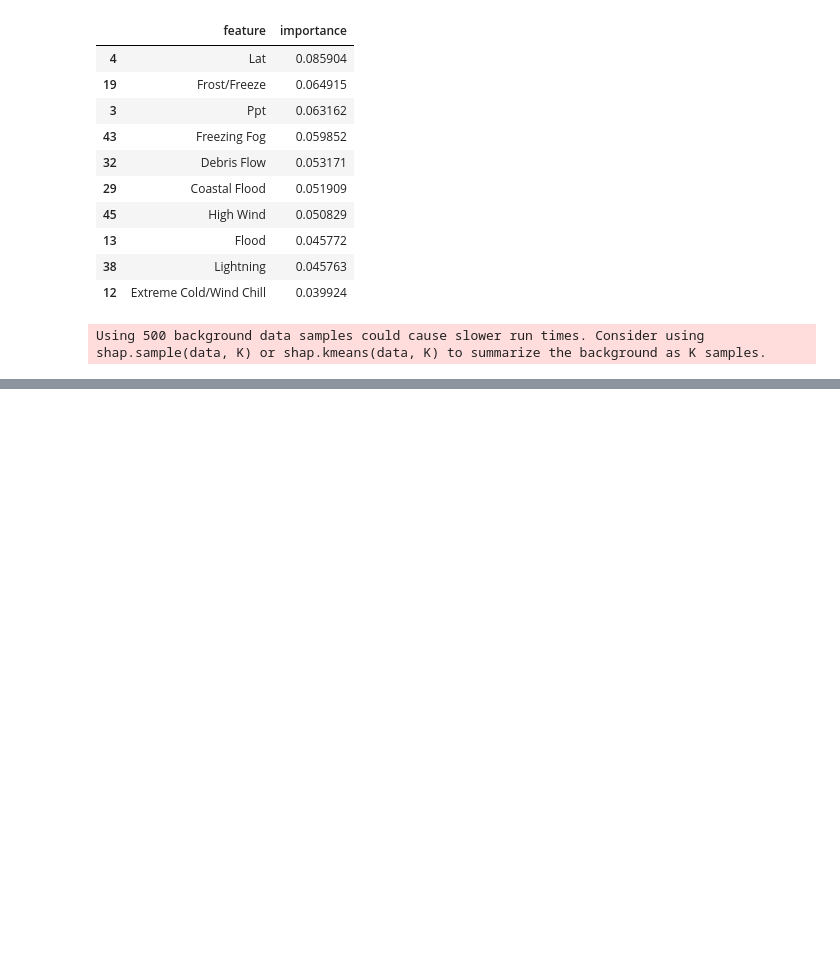
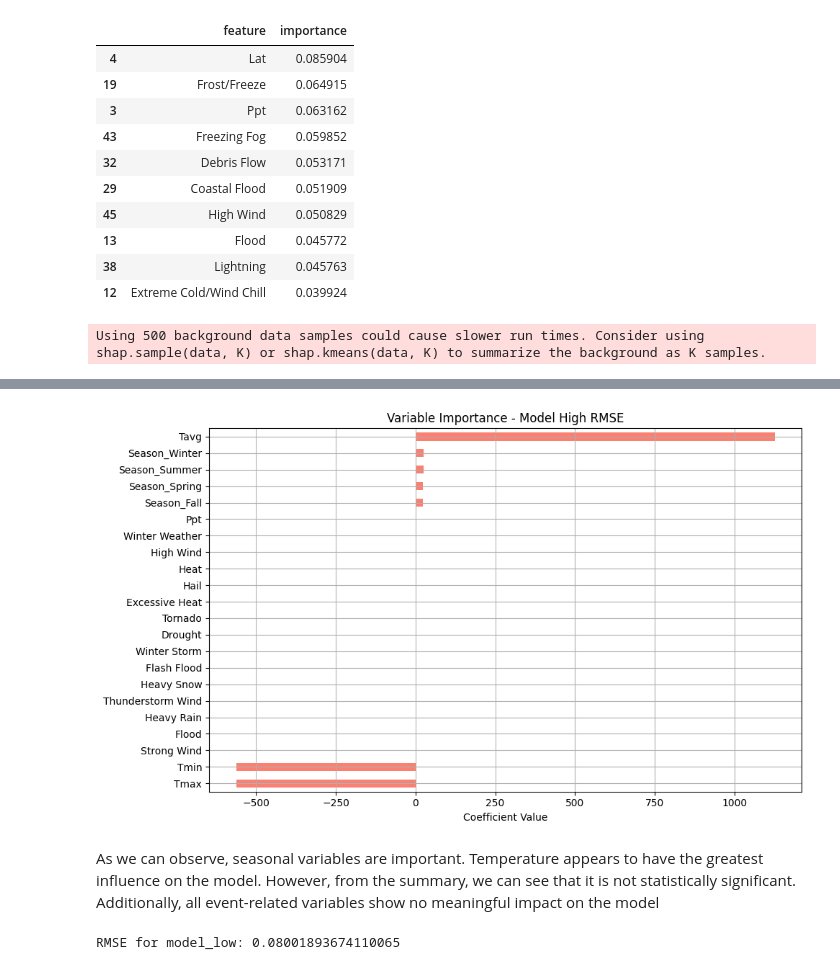
Before and after one commit to kwiatkowskaa/PowerOutage_Prediction, a Jupyter notebook: notebooks/04_interpretability.ipynb, the cells around one changed output, grey strips where cells are left out. Drawn from its saved outputs; the diff is of its cells as text; code cells hidden in the pictures; blank space fills up the shorter version.

```diff
--- a/notebooks/04_interpretability.ipynb
+++ b/notebooks/04_interpretability.ipynb
@@ -400,0 +404,2 @@ Using 500 background data samples could cause slower run times. Consider using s
+# %%
+df = pd.read_csv('../data/modelingData/modelingDataFrame.csv')
@@ -400,0 +413,23 @@ Using 500 background data samples could cause slower run times. Consider using s
+# %%
+df_high_train, df_low_train, df_high_test, df_low_test = transform_df(df)
+# %%
+model_low = SARIMAX(df_low_train['PercentCustomersOut'],
+            exog=df_low_train.drop(columns='PercentCustomersOut'),
+            order=(1, 0, 1),
+            seasonal_order=(0, 0, 0, 0),
+            enforce_stationarity=False,
+            enforce_invertibility=False)
+model_high = SARIMAX(df_high_train['PercentCustomersOut'],
+            exog=df_high_train.drop(columns='PercentCustomersOut'),
+            order=(1, 0, 1),
+            seasonal_order=(0, 0, 0, 0),
+            enforce_stationarity=False,
+            enforce_invertibility=False)
+
+results_low = model_low.fit(disp=False)
+results_high = model_high.fit(disp=False)
+
+forecast_results_high = results_high.get_forecast(steps=len(df_high_test), exog=df_high_test.drop(columns='PercentCustomersOut'))
+forecast_high = forecast_results_high.predicted_mean
+forecast_results_low = results_low.get_forecast(steps=len(df_low_test), exog=df_low_test.drop(columns='PercentCustomersOut'))
+forecast_low = forecast_results_low.predicted_mean
@@ -400,0 +498,19 @@ Using 500 background data samples could cause slower run times. Consider using s
+# %%
+coefficients_high = results_high.params.drop(['ar.L1', 'ma.L1', 'sigma2'])
+
+plt.figure(figsize=(10, 6))
+coefficients_high.sort_values().plot(kind='barh', color='salmon')
+plt.title('Variable Importance - Model High RMSE')
+plt.xlabel('Coefficient Value')
+plt.grid(True)
+plt.tight_layout()
+plt.show()
+# %% [output]
+[figure, added]
+# %% [markdown]
+As we can observe, seasonal variables are important. Temperature appears to have the greatest influence on the model. However, from the summary, we can see that it is not statistically significant. Additionally, all event-related variables show no meaningful impact on the model
+# %%
+rmse_low = np.sqrt(mean_squared_error(df_low_test['PercentCustomersOut'], forecast_low))
+print(f'RMSE for model_low: {rmse_low}')
+# %% [output]
+RMSE for model_low: 0.08001893674110065
```
Also changed, not shown: parts of 11 cells of this notebook, 1 other file.
